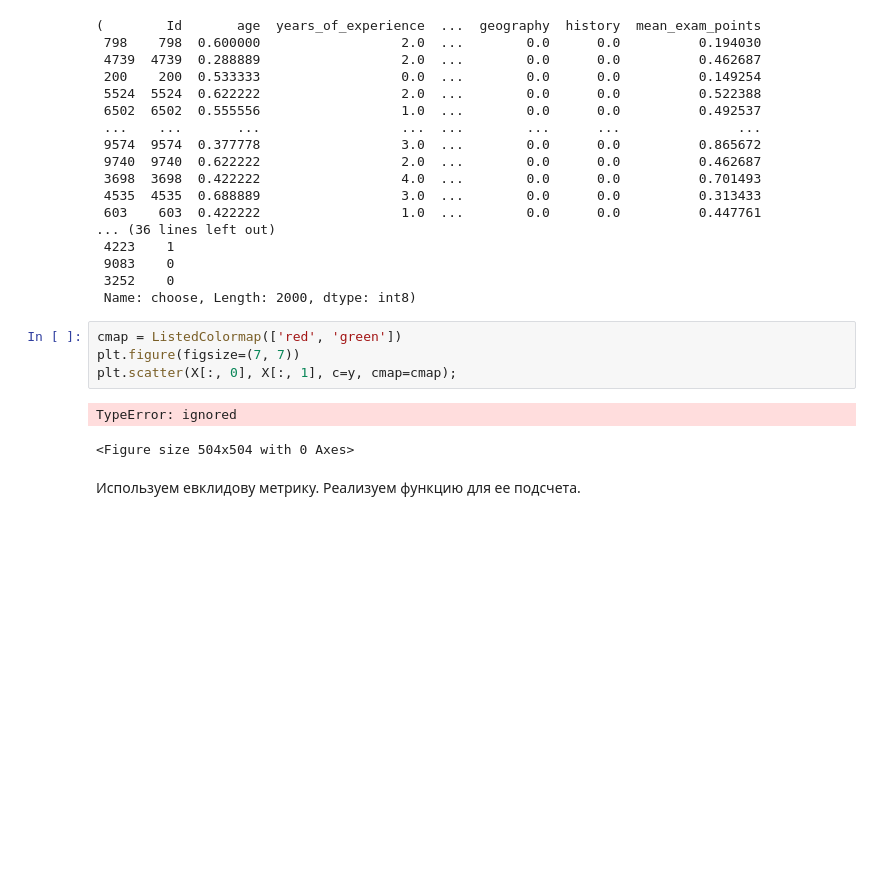
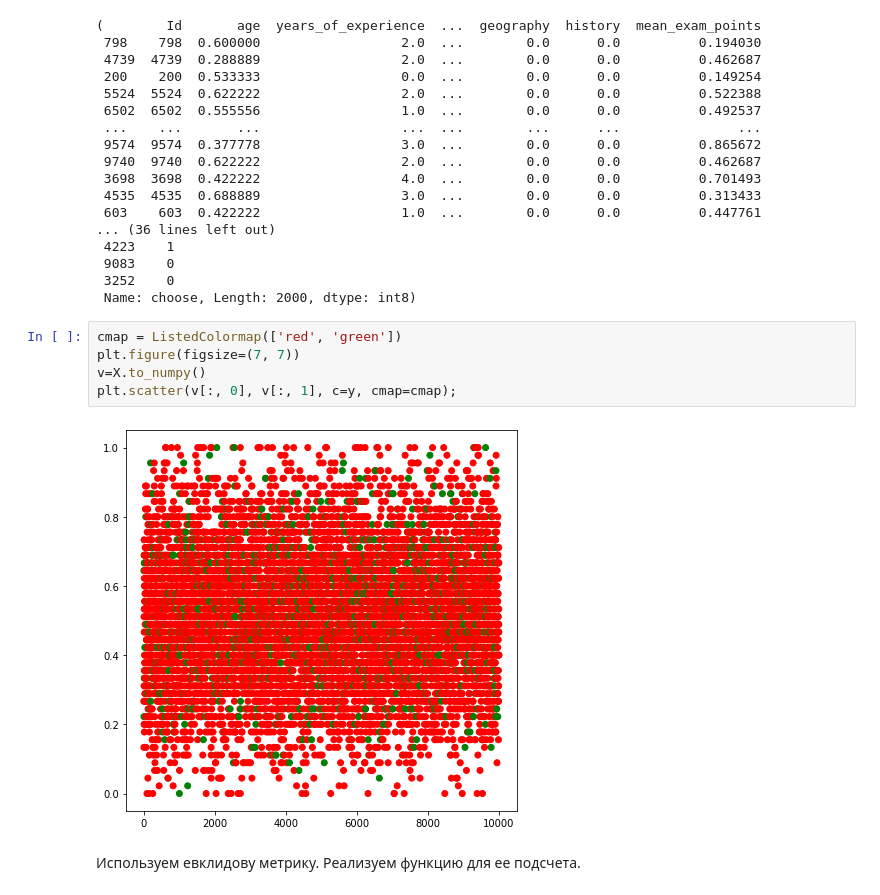
Before and after one commit to Nick-FF/AnalisDataAlgorithm, a Jupyter notebook: classification.ipynb, the cells around one changed output. Drawn from its saved outputs; the diff is of its cells as text; blank space fills up the shorter version.

```diff
--- a/classification.ipynb
+++ b/classification.ipynb
@@ -334,10 +352,10 @@ X_train, X_test, y_train, y_test
 # %%
 cmap = ListedColormap(['red', 'green'])
 plt.figure(figsize=(7, 7))
-plt.scatter(X[:, 0], X[:, 1], c=y, cmap=cmap);
+v=X.to_numpy()
+plt.scatter(v[:, 0], v[:, 1], c=y, cmap=cmap);
 # %% [output]
-TypeError: ignored
-<Figure size 504x504 with 0 Axes>
+[figure, added]
 # %% [markdown]
 Используем евклидову метрику. Реализуем функцию для ее подсчета.
 # %%
```
Also changed, not shown: parts of 71 cells of this notebook.
